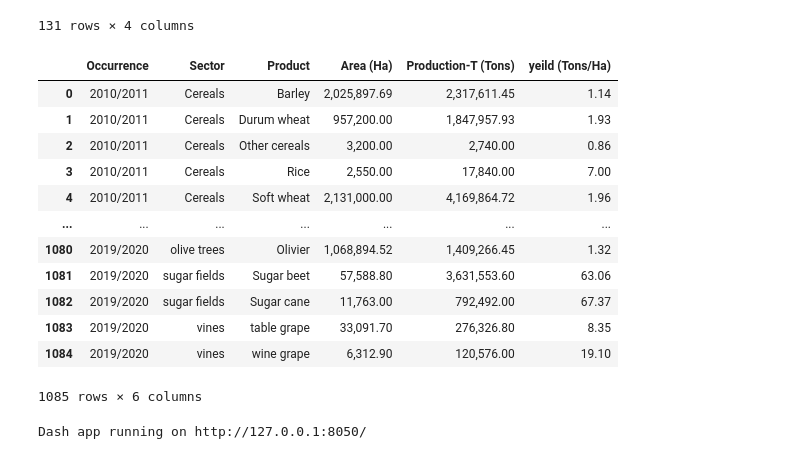
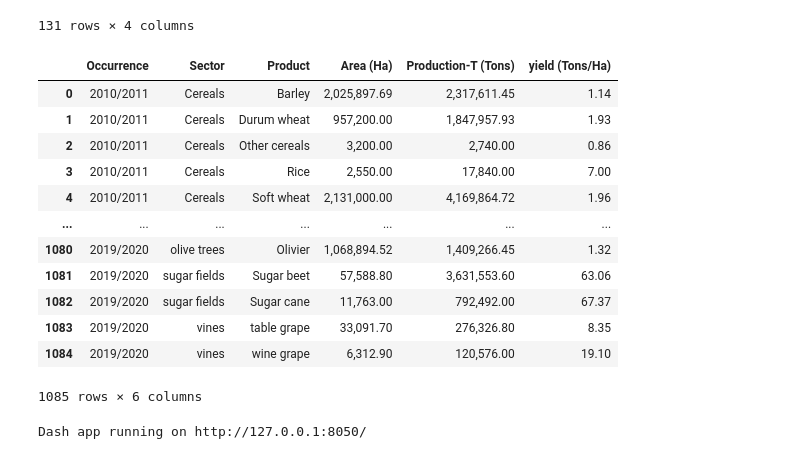
Before and after one commit to benghita/Dash, a Jupyter notebook: Untitled.ipynb, the cells around one changed output. Drawn from its saved outputs; the diff is of its cells as text; code cells hidden in the pictures.

```diff
--- a/Untitled.ipynb
+++ b/Untitled.ipynb
@@ -64,11 +64,11 @@ df2
 131 rows × 4 columns
 # %%
 df3 = df
-df3['yeild (Tons/Ha)'] = df3['Production-T (Tons)']/df3['Area (Ha)']
+df3['yield (Tons/Ha)'] = df3['Production-T (Tons)']/df3['Area (Ha)']
 df3 = df3.fillna(0)
 df3
 # %% [output]
-|  | Occurrence | Sector | Product | Area (Ha) | Production-T (Tons) | yeild (Tons/Ha) |
+|  | Occurrence | Sector | Product | Area (Ha) | Production-T (Tons) | yield (Tons/Ha) |
 | 0 | 2010/2011 | Cereals | Barley | 2,025,897.69 | 2,317,611.45 | 1.14 |
 | 1 | 2010/2011 | Cereals | Durum wheat | 957,200.00 | 1,847,957.93 | 1.93 |
 | 2 | 2010/2011 | Cereals | Other cereals | 3,200.00 | 2,740.00 | 0.86 |
```
Also changed, not shown: parts of 4 cells of this notebook.
